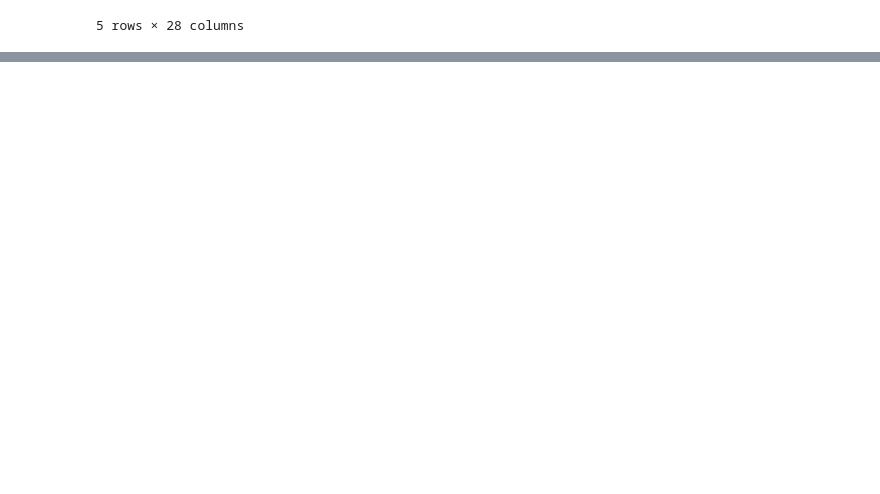
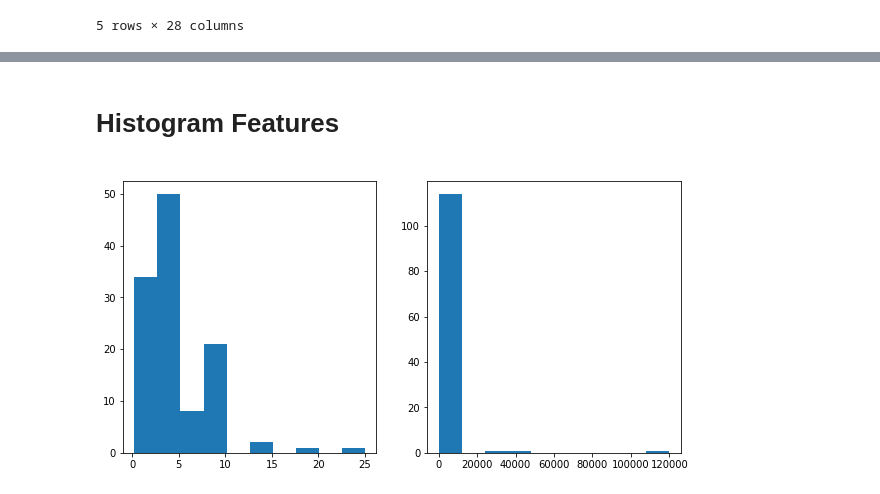
Before and after one commit to darshk07/VITMAS-datascience, a Jupyter notebook: Task 1/task1.ipynb, the cells around one changed output, grey strips where cells are left out. Cells and saved outputs as stored; diff of their text form; code cells hidden in the pictures; blank space fills up the shorter version.

```diff
--- a/Task 1/task1.ipynb
+++ b/Task 1/task1.ipynb
@@ -32,0 +35,3 @@ data.head()
+# %%
+data = data.sample(frac=1).reset_index(drop=True)
+data = data.drop(columns='pitch_number')
@@ -32,0 +175,11 @@ data.head()
+# %% [markdown]
+**<h1>Histogram Features**
+# %%
+fig1 = plt.figure(figsize=(10,5))
+f1 = fig1.add_subplot(121)
+f2 = fig1.add_subplot(122)
+f1.hist(data['ask_equity'])
+f2.hist(data['ask_valuation'])
+plt.show()
+# %% [output]
+[figure, added]
```
Also changed, not shown: parts of 18 cells of this notebook, 1 other file.
